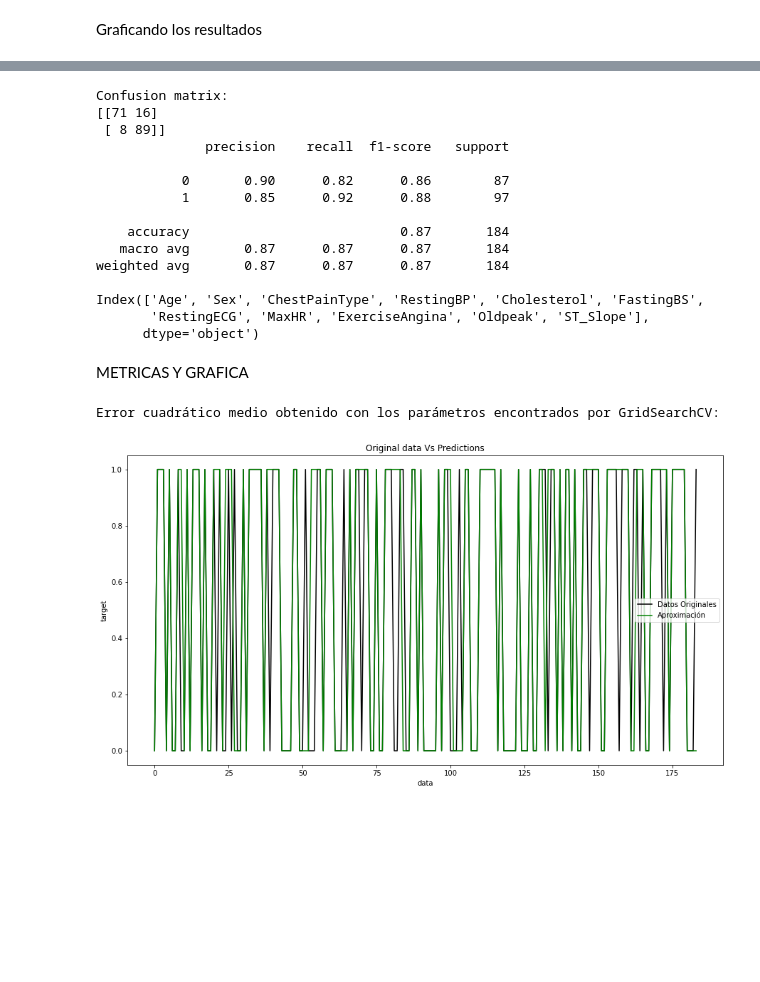
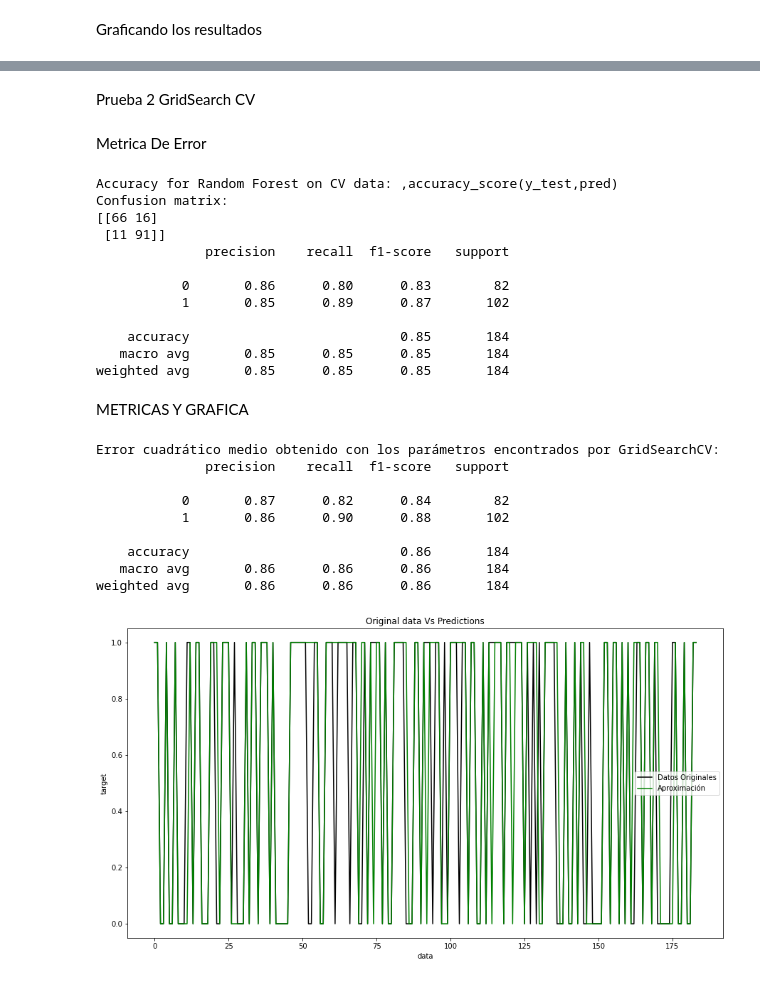
Before and after one commit to jsglen1/IAUnimag, a Jupyter notebook: ImplementacionFinal/Heart_DecisionTree_RandomForest_GridSearchCV.ipynb, the cells around one changed output, grey strips where cells are left out. Saved outputs shown, nothing was run; the diff lists cells and outputs as text; code cells hidden in the pictures; blank space fills up the shorter version.

```diff
--- a/ImplementacionFinal/Heart_DecisionTree_RandomForest_GridSearchCV.ipynb
+++ b/ImplementacionFinal/Heart_DecisionTree_RandomForest_GridSearchCV.ipynb
@@ -262,16 +259,0 @@ GridSearch
-# %%
-from sklearn.pipeline import Pipeline
-from sklearn.preprocessing import StandardScaler
-pipeline = Pipeline([("scaler" , StandardScaler()),
-                     ("rf",RandomForestClassifier())])
-from sklearn.model_selection import GridSearchCV
-param_grid = {
-    'rf__max_depth': [4, 5, 10],
-    'rf__max_features': [2, 3],
-    'rf__min_samples_leaf': [3, 4, 5],
-    'rf__n_estimators': [100, 200, 300]
-}
-# initialize
-grid_pipeline = GridSearchCV(pipeline,param_grid,n_jobs=-1, verbose=1, cv=3, scoring='f1')
-# fit
-grid_pipeline.fit(x_train,y_train)
@@ -300,0 +262,14 @@ Pipeline(steps=[('scaler', StandardScaler()),
+# %%
+rfc=RandomForestClassifier(random_state=42)
+
+param_grid = {
+    'n_estimators': [200, 500],
+    'max_features': ['auto', 'sqrt', 'log2'],
+    'max_depth' : [4,5,6,7,8],
+    'criterion' :['gini', 'entropy']
+}
+
+CV_rfc = GridSearchCV(estimator=rfc, param_grid=param_grid, cv= 5)
+CV_rfc.fit(x_train, y_train)
+
+CV_rfc.best_params_
@@ -300,0 +281,2 @@ Pipeline(steps=[('scaler', StandardScaler()),
+# %% [markdown]
+Prueba 2 GridSearch CV
@@ -301,43 +289,52 @@ Pipeline(steps=[('scaler', StandardScaler()),
+# %% [markdown]
+Metrica De Error
 # %%
-predictions = grid_pipeline.predict(x_test)
-#print(accuracy_score(y_test, predictions))
-print("Confusion matrix:\n%s" % confusion_matrix(y_test, predictions))
+print("Accuracy for Random Forest on CV data: ,accuracy_score(y_test,pred) ")
 
-print(classification_report(y_test, predictions))
-print(x_data.columns)
+
+print("Confusion matrix:\n%s" % confusion_matrix(y_test, pred))
+
+print(classification_report(y_test, pred))
 # %% [output]
+Accuracy for Random Forest on CV data: ,accuracy_score(y_test,pred)
 Confusion matrix:
-[[71 16]
- [ 8 89]]
+[[66 16]
+ [11 91]]
               precision    recall  f1-score   support
 
-           0       0.90      0.82      0.86        87
-           1       0.85      0.92      0.88        97
+           0       0.86      0.80      0.83        82
+           1       0.85      0.89      0.87       102
 
-    accuracy                           0.87       184
-   macro avg       0.87      0.87      0.87       184
-weighted avg       0.87      0.87      0.87       184
-
-Index(['Age', 'Sex', 'ChestPainType', 'RestingBP', 'Cholesterol', 'FastingBS',
-       'RestingECG', 'MaxHR', 'ExerciseAngina', 'Oldpeak', 'ST_Slope'],
-      dtype='object')
+    accuracy                           0.85       184
+   macro avg       0.85      0.85      0.85       184
+weighted avg       0.85      0.85      0.85       184
 # %% [markdown]
 METRICAS Y GRAFICA
 # %%
-R_ind = grid_pipeline.best_estimator_  #
+R_ind = CV_rfc.best_estimator_  #
 new_predictions_R = R_ind.predict(x_test) #Utilizamos los parámetros encontrados para volver
 print('Error cuadrático medio obtenido con los parámetros encontrados por GridSearchCV:')
+print(classification_report(y_test, new_predictions_R))
 
-
+#x =  np.arange(0.0, 50)[:, np.newaxis]
 X = np.arange(0, len(y_test))
+#X = np.arange(0, len(y_test))
 plt.figure(figsize=(15,8))
 plt.plot(X, y_test, 'k', label='Datos Originales')
 plt.plot(X, new_predictions_R, 'g', label='Aproximación')
 plt.xlabel('data')
 plt.ylabel('target')
 plt.title('Original data Vs Predictions')
 plt.legend()
 plt.show()
 # %% [output]
 Error cuadrático medio obtenido con los parámetros encontrados por GridSearchCV:
+              precision    recall  f1-score   support
+
+           0       0.87      0.82      0.84        82
+           1       0.86      0.90      0.88       102
+
+    accuracy                           0.86       184
+   macro avg       0.86      0.86      0.86       184
+weighted avg       0.86      0.86      0.86       184
-[figure, old version]
+[figure, new version]
```
Also changed, not shown: parts of 11 cells of this notebook, 1 other file.
